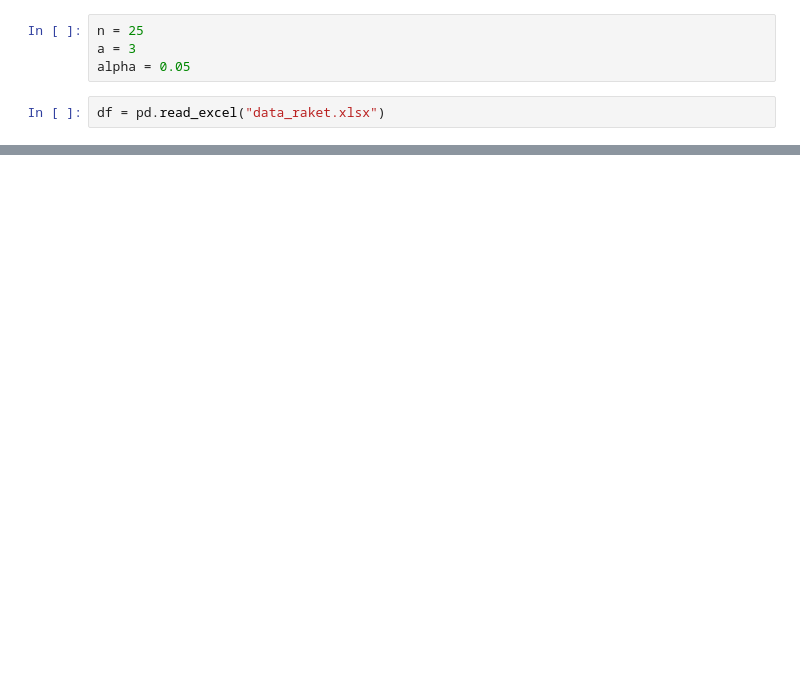
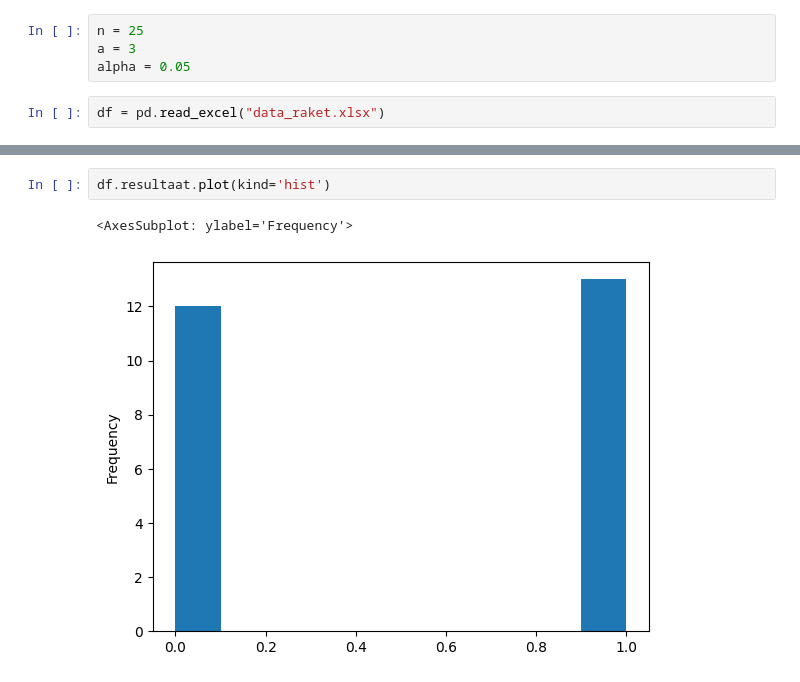
Before and after one commit to R4vante/School, a Jupyter notebook: Statistical Learning/Data Analyse/BOEM_raket.ipynb, the cells around one changed output, grey strips where cells are left out. Saved outputs shown, nothing was run; the diff lists cells and outputs as text; blank space fills up the shorter version.

```diff
--- a/Statistical Learning/Data Analyse/BOEM_raket.ipynb
+++ b/Statistical Learning/Data Analyse/BOEM_raket.ipynb
@@ -32,0 +52,5 @@ df
+# %%
+df.resultaat.plot(kind='hist')
+# %% [output]
+<AxesSubplot: ylabel='Frequency'>
+[figure, added]
```
Also changed, not shown: parts of 13 cells of this notebook, 8 other files.
